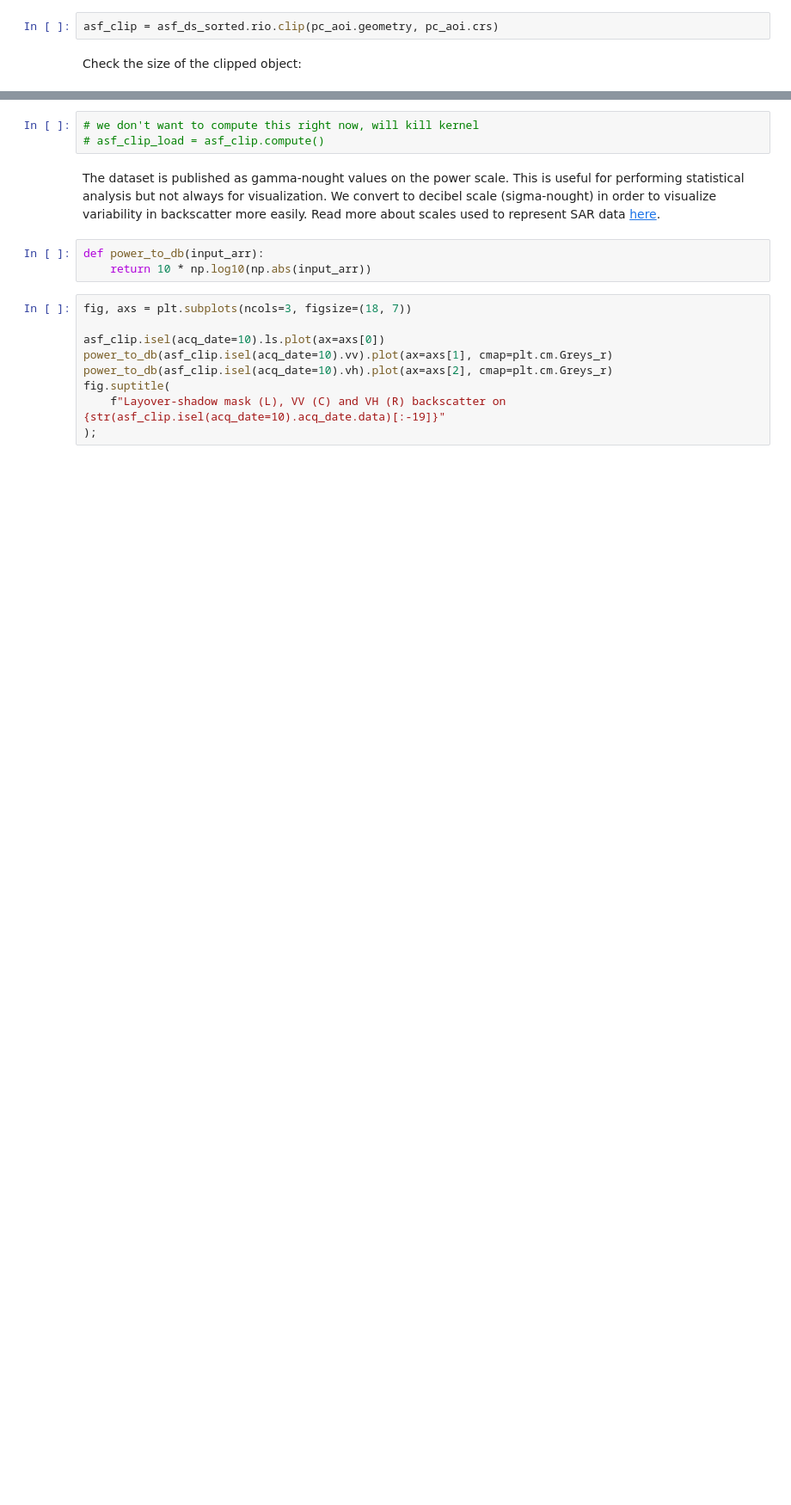
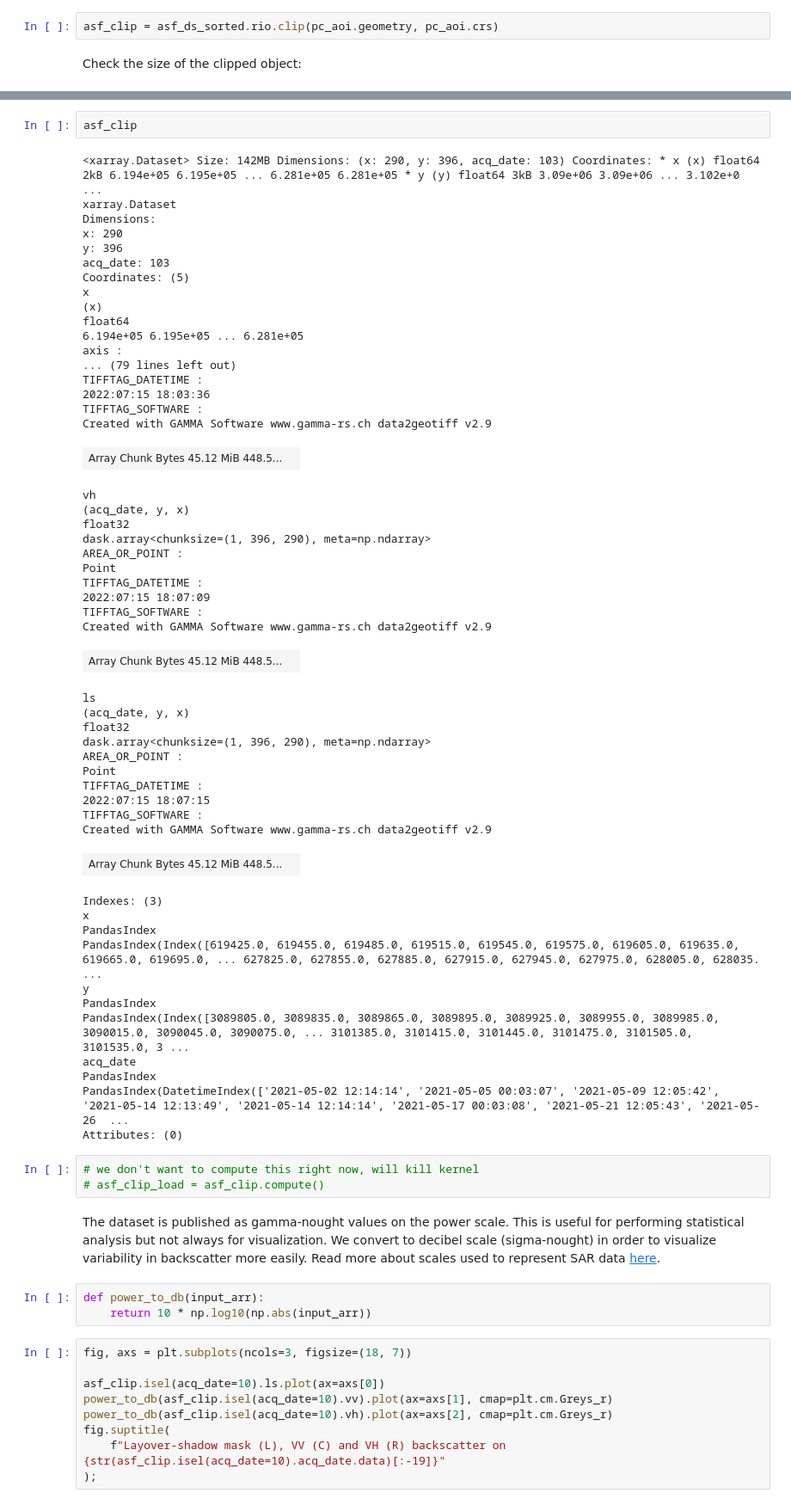
Before and after one commit to e-marshall/tutorials, a Jupyter notebook: book/endmatter/nbs/2_read_w_xropen_mfdataset.ipynb, the cells around one changed output, grey strips where cells are left out. Shown at 86% size. Cells and saved outputs as stored; diff of their text form; blank space fills up the shorter version.

```diff
--- a/book/endmatter/nbs/2_read_w_xropen_mfdataset.ipynb
+++ b/book/endmatter/nbs/2_read_w_xropen_mfdataset.ipynb
@@ -465,3 +666,57 @@ asf_clip.nbytes / 1e6
+# %%
+asf_clip
+# %% [output]
+<xarray.Dataset> Size: 142MB Dimensions: (x: 290, y: 396, acq_date: 103) Coordinates: * x (x) float64 2kB 6.194e+05 6.195e+05 ... 6.281e+05 6.281e+05 * y (y) float64 3kB 3.09e+06 3.09e+06 ... 3.102e+0 ...
+xarray.Dataset
+Dimensions:
+x: 290
+y: 396
+acq_date: 103
+Coordinates: (5)
+x
+(x)
+float64
+6.194e+05 6.195e+05 ... 6.281e+05
+axis :
+... (79 lines left out)
+TIFFTAG_DATETIME :
+2022:07:15 18:03:36
+TIFFTAG_SOFTWARE :
+Created with GAMMA Software www.gamma-rs.ch data2geotiff v2.9
+| Array Chunk Bytes 45.12 MiB 448.5... |  |
+vh
+(acq_date, y, x)
+float32
+dask.array<chunksize=(1, 396, 290), meta=np.ndarray>
+AREA_OR_POINT :
+Point
+TIFFTAG_DATETIME :
+2022:07:15 18:07:09
+TIFFTAG_SOFTWARE :
+Created with GAMMA Software www.gamma-rs.ch data2geotiff v2.9
+| Array Chunk Bytes 45.12 MiB 448.5... |  |
+ls
+(acq_date, y, x)
+float32
+dask.array<chunksize=(1, 396, 290), meta=np.ndarray>
+AREA_OR_POINT :
+Point
+TIFFTAG_DATETIME :
+2022:07:15 18:07:15
+TIFFTAG_SOFTWARE :
+Created with GAMMA Software www.gamma-rs.ch data2geotiff v2.9
+| Array Chunk Bytes 45.12 MiB 448.5... |  |
+Indexes: (3)
+x
+PandasIndex
+PandasIndex(Index([619425.0, 619455.0, 619485.0, 619515.0, 619545.0, 619575.0, 619605.0, 619635.0, 619665.0, 619695.0, ... 627825.0, 627855.0, 627885.0, 627915.0, 627945.0, 627975.0, 628005.0, 628035. ...
+y
+PandasIndex
+PandasIndex(Index([3089805.0, 3089835.0, 3089865.0, 3089895.0, 3089925.0, 3089955.0, 3089985.0, 3090015.0, 3090045.0, 3090075.0, ... 3101385.0, 3101415.0, 3101445.0, 3101475.0, 3101505.0, 3101535.0, 3 ...
+acq_date
+PandasIndex
+PandasIndex(DatetimeIndex(['2021-05-02 12:14:14', '2021-05-05 00:03:07', '2021-05-09 12:05:42', '2021-05-14 12:13:49', '2021-05-14 12:14:14', '2021-05-17 00:03:08', '2021-05-21 12:05:43', '2021-05-26  ...
+Attributes: (0)
 # %%
 # we don't want to compute this right now, will kill kernel
 # asf_clip_load = asf_clip.compute()
```
Also changed, not shown: parts of 35 cells of this notebook.
